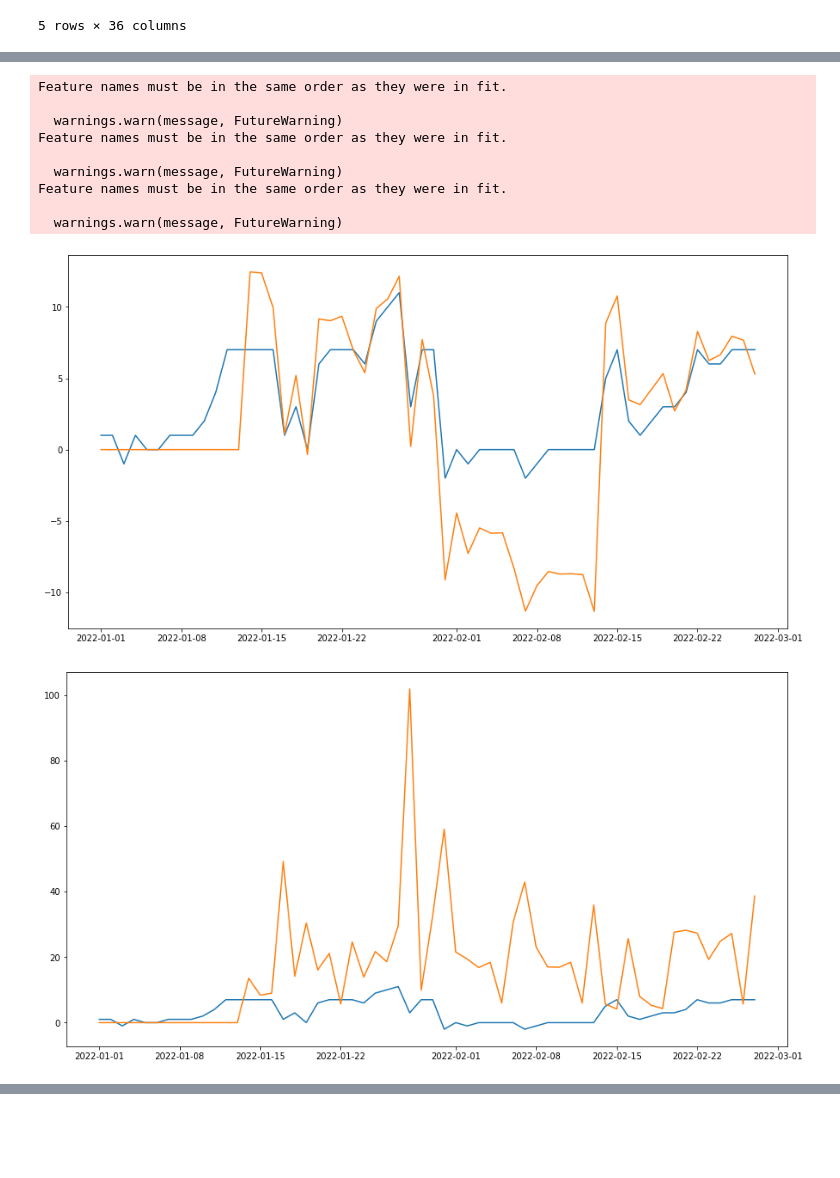
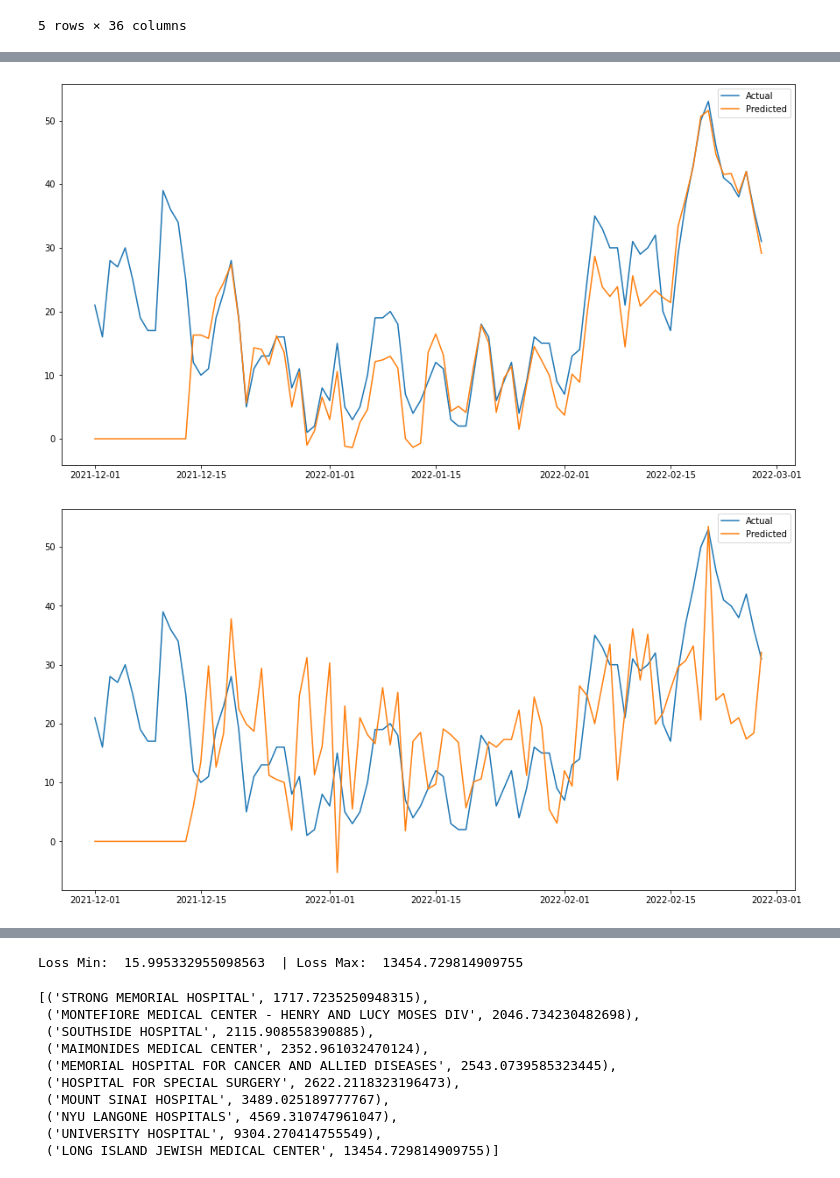
Before and after one commit to AnishaMathur/NY-State-Covid-Analysis, a Jupyter notebook: notebooks/ML2.ipynb, the cells around one changed output, grey strips where cells are left out. Drawn from its saved outputs; the diff is of its cells as text; code cells hidden in the pictures; blank space fills up the shorter version.

```diff
--- a/notebooks/ML2.ipynb
+++ b/notebooks/ML2.ipynb
@@ -102,11 +115,13 @@ from sklearn.neural_network import MLPRegressor
 from sklearn import linear_model
 from sklearn.model_selection import TimeSeriesSplit, cross_val_score, cross_validate
 from sklearn.neighbors import KNeighborsRegressor
+from xgboost import XGBRegressor
 
 models = []
 models.append(('LR', LinearRegression()))
 # models.append(('NN', MLPRegressor(solver='lbfgs')))  # neural network
-models.append(('KNN', KNeighborsRegressor()))
+# models.append(('KNN', KNeighborsRegressor()))
+models.append(('XGB', XGBRegressor()))
 # Ensemble method - collection of many decision trees
 models.append(('RF', RandomForestRegressor(n_estimators=10)))
 # models.append(('SVR', SVR(gamma='auto')))  # kernel = linear
@@ -120,7 +135,7 @@ names = []
 feature_importances = {}
 for name, model in models:
     # TimeSeries Cross validation
-    tscv = TimeSeriesSplit(n_splits=2)
+    tscv = TimeSeriesSplit(n_splits=4)
     cv_results = []
     feature_importances[name] = []
     print(f"---------{name}----------")
@@ -179,41 +203,35 @@ helper.plot_feature_importance(_model, title="Feature Importance of Random Fores
 # %%
 import matplotlib.pyplot as plt
-model1 = feature_importances['LR'][0]
+model1 = feature_importances['LR'][1]
 model2 = feature_importances['RF'][1]
-model3 = feature_importances['KNN'][0]
+model3 = feature_importances['XGB'][1]
 
-def plot_predictions(model):
-    analyse_hsp = 'A.O. FOX MEMORIAL HOSPITAL'
+
+def plot_predictions(model, analyse_hsp="AUBURN MEMORIAL HOSPITAL"):
     test_set = subset_test[subset_test.index.get_level_values(
         'Facility Name') == analyse_hsp]
     test_X = test_set.drop(target, axis=1)
 
     y_preds = model.predict(test_X)
     y_test = test_set[y_cols]
 
-    x=[0]*13
-    x+=y_preds[:45].tolist()
+    x = [0]*13
+    l = len(y_preds) - 13
+    x += y_preds[:l].tolist()
     # len(x)
 
     # y_test.shape,y_preds.shape,
     # # print(y_test)
     fig, ax = plt.subplots(figsize=(15, 8))
     ax.plot(test_X.index.get_level_values('date'), y_test)
     ax.plot(test_X.index.get_level_values('date'), x)
+    ax.legend(['Actual', 'Predicted'])
 # # subset_test
+
 
 plot_predictions(model1)
 plot_predictions(model2)
 plot_predictions(model3)
 # %% [output]
-Feature names must be in the same order as they were in fit.
-
-  warnings.warn(message, FutureWarning)
-Feature names must be in the same order as they were in fit.
-
-  warnings.warn(message, FutureWarning)
-Feature names must be in the same order as they were in fit.
-
-  warnings.warn(message, FutureWarning)
-[figure, old version]
+[figure, new version]
-[figure, old version]
+[figure, new version]
@@ -220,0 +239,19 @@ Feature names must be in the same order as they were in fit.
+# %%
+import importlib
+import helper
+importlib.reload(helper)
+import warnings
+warnings.filterwarnings('ignore')
+helper.top_k_hsp_predction_loss(model1, subset_test, target, 10)
+# %% [output]
+Loss Min:  15.995332955098563  | Loss Max:  13454.729814909755
+[('STRONG MEMORIAL HOSPITAL', 1717.7235250948315),
+ ('MONTEFIORE MEDICAL CENTER - HENRY AND LUCY MOSES DIV', 2046.734230482698),
+ ('SOUTHSIDE HOSPITAL', 2115.908558390885),
+ ('MAIMONIDES MEDICAL CENTER', 2352.961032470124),
+ ('MEMORIAL HOSPITAL FOR CANCER AND ALLIED DISEASES', 2543.0739585323445),
+ ('HOSPITAL FOR SPECIAL SURGERY', 2622.2118323196473),
+ ('MOUNT SINAI HOSPITAL', 3489.025189777767),
+ ('NYU LANGONE HOSPITALS', 4569.310747961047),
+ ('UNIVERSITY HOSPITAL', 9304.270414755549),
+ ('LONG ISLAND JEWISH MEDICAL CENTER', 13454.729814909755)]
```
Also changed, not shown: parts of 9 cells of this notebook, 1 other file.
